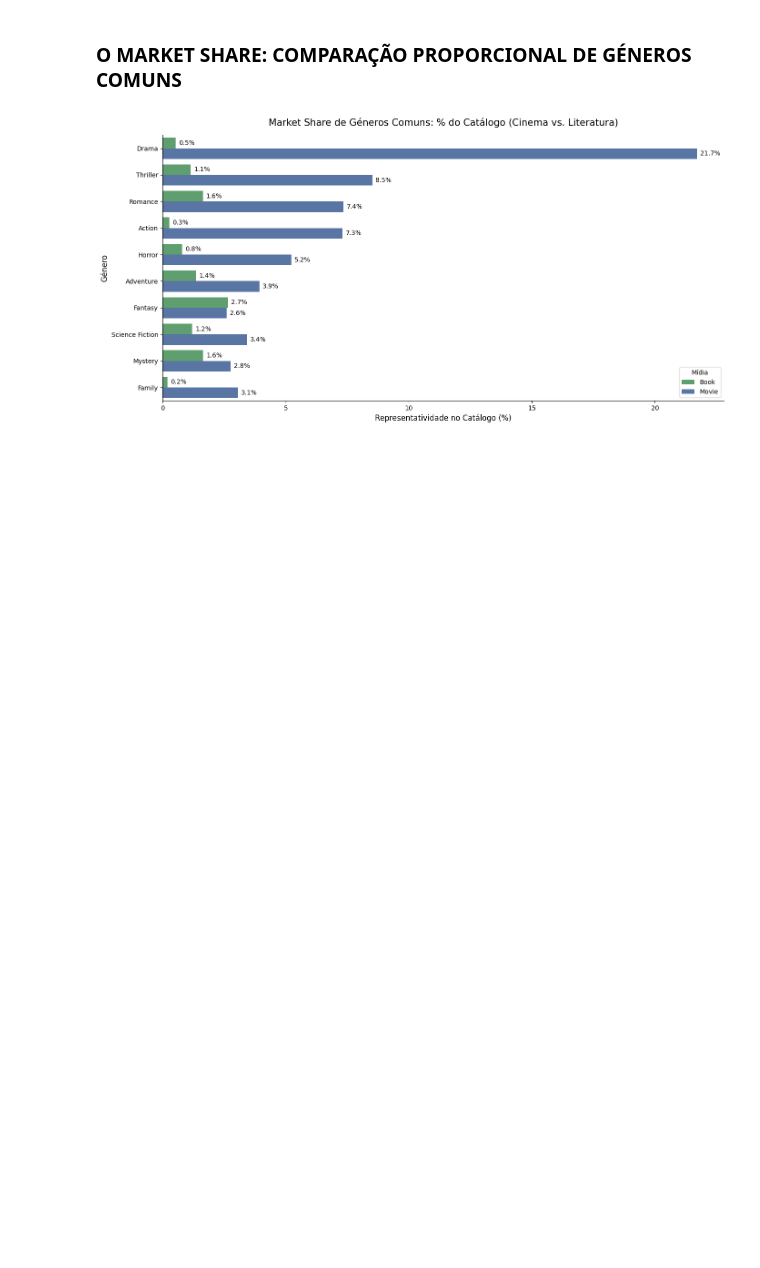
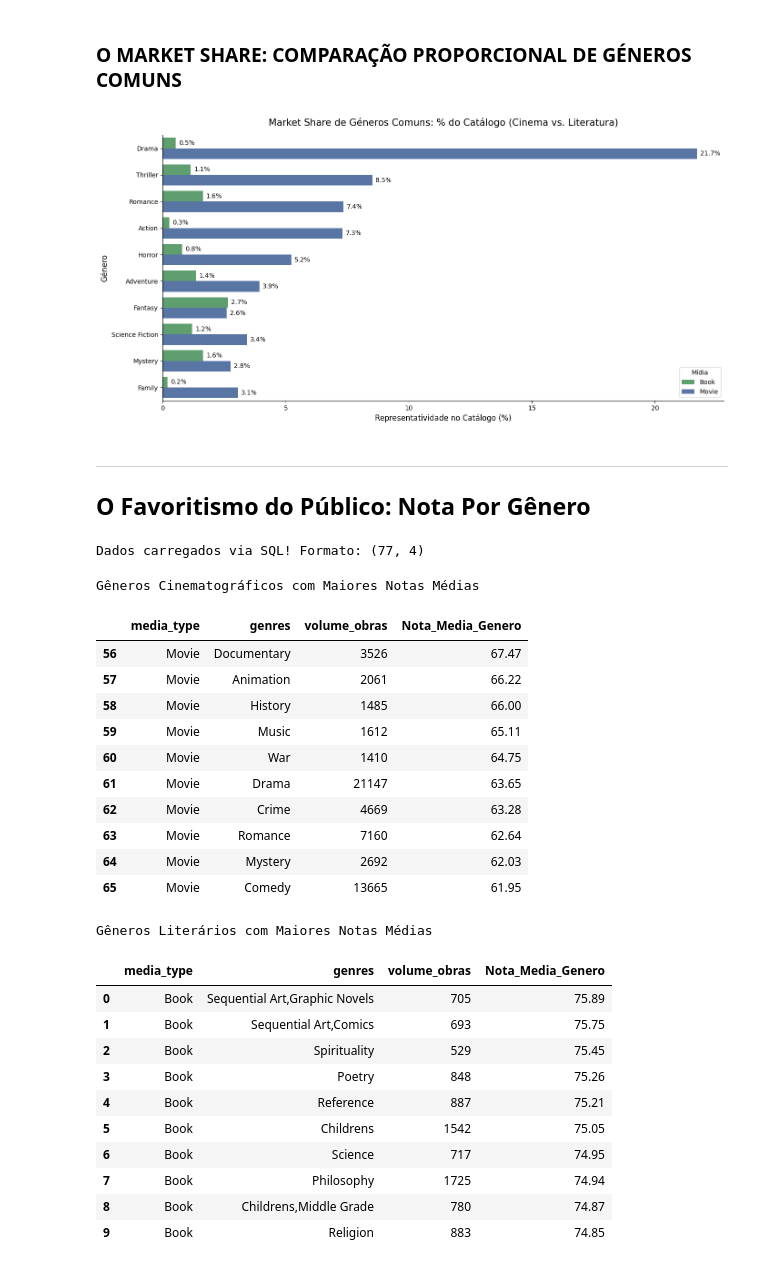
Before and after one commit to AleCecilio/entertainment_industry_performance_analysis, a Jupyter notebook: notebooks/02_data_analytics/17_analytics_genre_dynamics.ipynb, the cells around one changed output. Drawn from its saved outputs; the diff is of its cells as text; code cells hidden in the pictures; blank space fills up the shorter version.

```diff
--- a/notebooks/02_data_analytics/17_analytics_genre_dynamics.ipynb
+++ b/notebooks/02_data_analytics/17_analytics_genre_dynamics.ipynb
@@ -180,3 +177,77 @@ plt.tight_layout()
 plt.show()
 # %% [output]
 [figure]
+# %% [markdown]
+---
+## O Favoritismo do Público: Nota Por Gênero
+# %%
+# Nota por Gênero
+# HAVING para exigir no mínimo 500 obras, filtrando os micro-nichos
+query_favoritismo = """
+    SELECT
+        g.media_type,
+        g.genres,
+        COUNT(c.id) as volume_obras,
+        ROUND(AVG(c.global_score), 2) AS Nota_Media_Genero
+    FROM unified_media_genres as g
+    INNER JOIN unified_media_catalog as c
+        ON c.id = g.id
+    WHERE c.global_score > 0
+    GROUP BY g.media_type, g.genres
+    HAVING volume_obras >= 500
+    ORDER BY Nota_Media_Genero DESC;
+"""
+
+df_favoritismo = dbc.execute_query(
+    caminho_db=caminho_banco,
+    alvo=query_favoritismo,
+    eh_query=True
+)
+
+display(
+    tb.estilizar_tabela(
+        df=df_favoritismo[df_favoritismo['media_type']=='Movie'],
+        qtd_linhas=10,
+        caption='Gêneros Cinematográficos com Maiores Notas Médias'
+    )
+    .bar(subset=['Nota_Media_Genero'], color='#4C72B0')
+    .background_gradient(subset=['volume_obras'], cmap='Purples')
+    .format({'Nota_Media_Genero': '{:.2f}'})
+)
+
+display(
+    tb.estilizar_tabela(
+        df=df_favoritismo[df_favoritismo['media_type']=='Book'],
+        qtd_linhas=10,
+        caption='Gêneros Literários com Maiores Notas Médias'
+    )
+    .bar(subset=['Nota_Media_Genero'], color='#55A868')
+    .background_gradient(subset=['volume_obras'], cmap='Purples')
+    .format({'Nota_Media_Genero': '{:.2f}'})
+)
+# %% [output]
+Dados carregados via SQL! Formato: (77, 4)
+Gêneros Cinematográficos com Maiores Notas Médias
+|  | media_type | genres | volume_obras | Nota_Media_Genero |
+| 56 | Movie | Documentary | 3526 | 67.47 |
+| 57 | Movie | Animation | 2061 | 66.22 |
+| 58 | Movie | History | 1485 | 66.00 |
+| 59 | Movie | Music | 1612 | 65.11 |
+| 60 | Movie | War | 1410 | 64.75 |
+| 61 | Movie | Drama | 21147 | 63.65 |
+| 62 | Movie | Crime | 4669 | 63.28 |
+| 63 | Movie | Romance | 7160 | 62.64 |
+| 64 | Movie | Mystery | 2692 | 62.03 |
+| 65 | Movie | Comedy | 13665 | 61.95 |
+Gêneros Literários com Maiores Notas Médias
+|  | media_type | genres | volume_obras | Nota_Media_Genero |
+| 0 | Book | Sequential Art,Graphic Novels | 705 | 75.89 |
+| 1 | Book | Sequential Art,Comics | 693 | 75.75 |
+| 2 | Book | Spirituality | 529 | 75.45 |
+| 3 | Book | Poetry | 848 | 75.26 |
+| 4 | Book | Reference | 887 | 75.21 |
+| 5 | Book | Childrens | 1542 | 75.05 |
+| 6 | Book | Science | 717 | 74.95 |
+| 7 | Book | Philosophy | 1725 | 74.94 |
+| 8 | Book | Childrens,Middle Grade | 780 | 74.87 |
+| 9 | Book | Religion | 883 | 74.85 |
```
Also changed, not shown: parts of 16 cells of this notebook.
